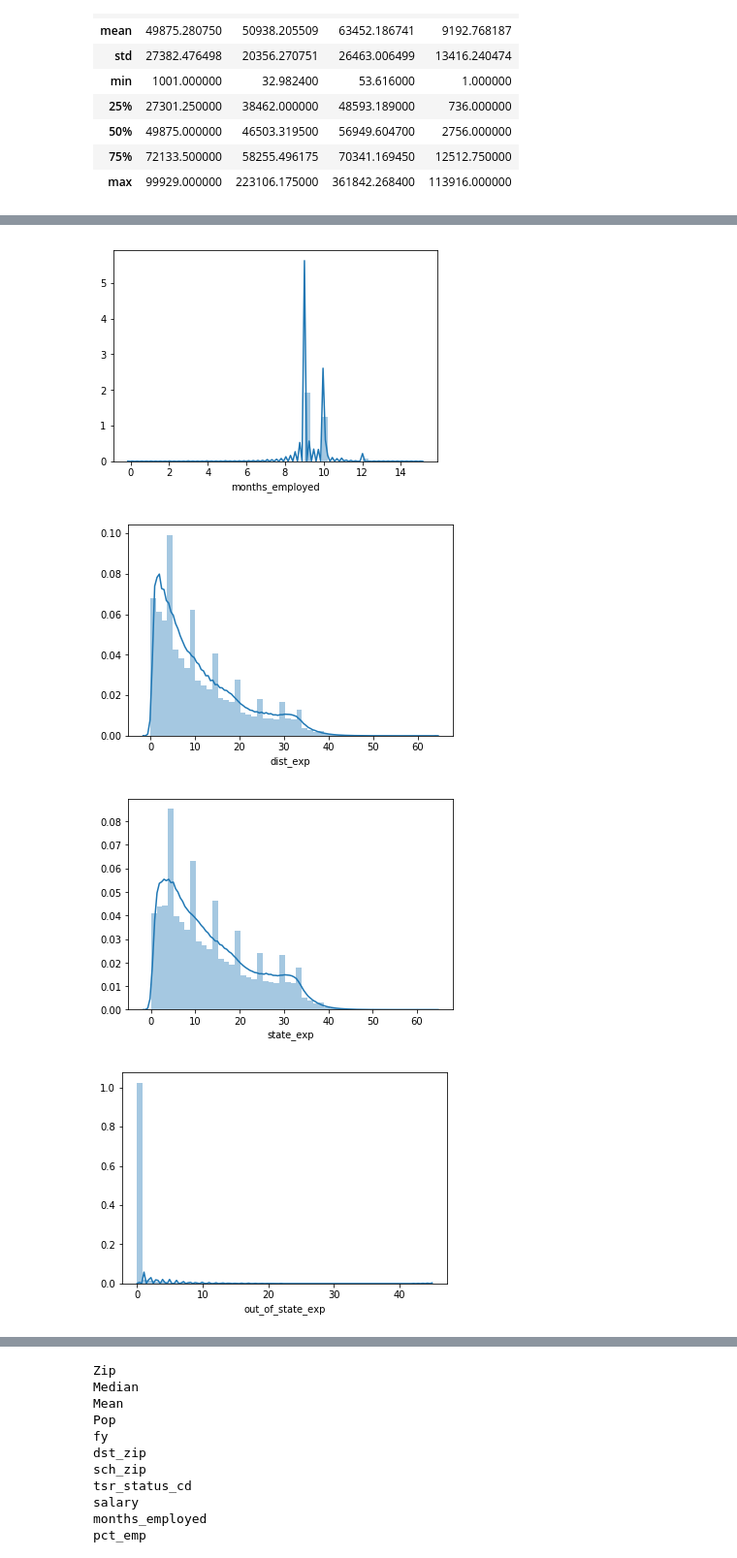
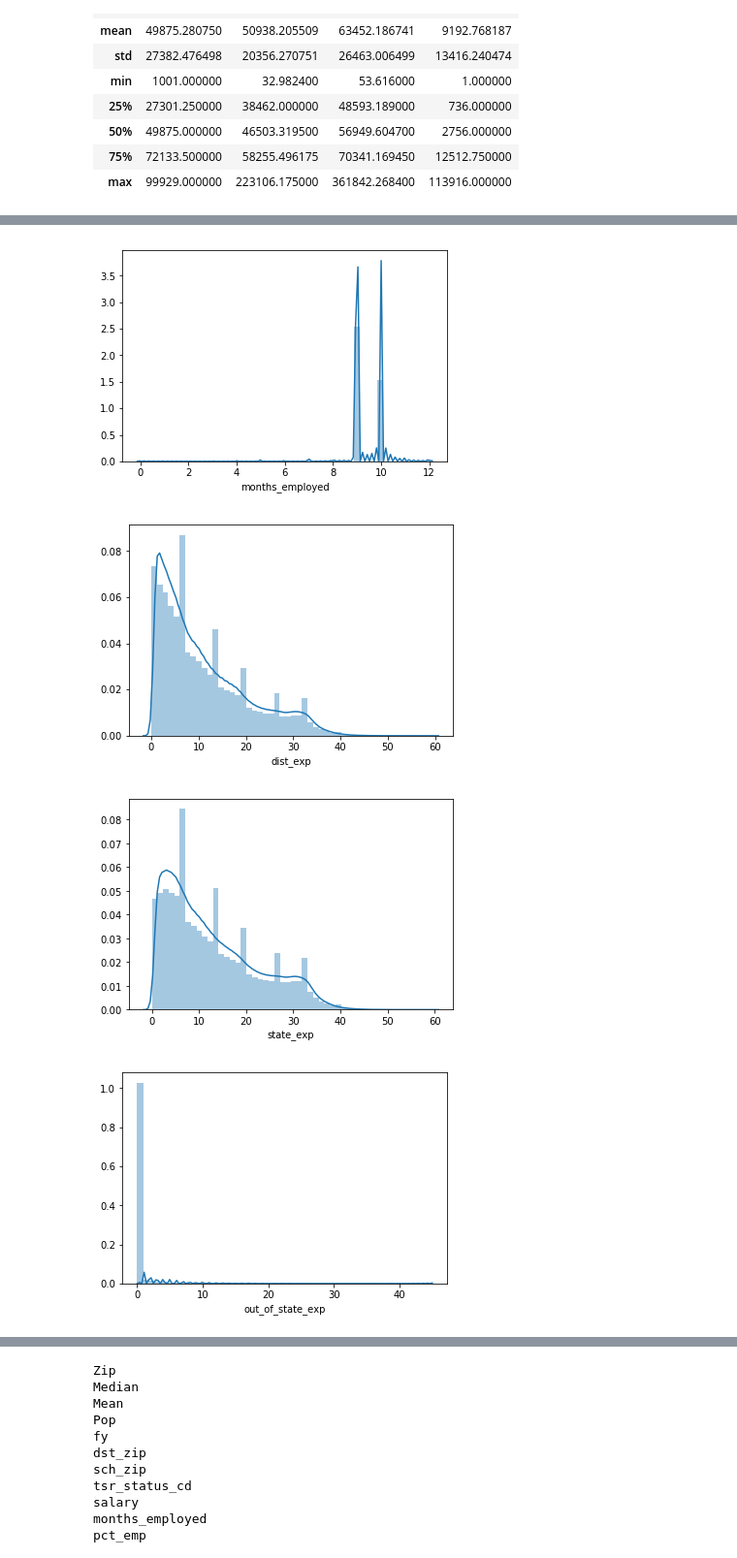
Before and after one commit to obxkid413/DSC-672_Project, a Jupyter notebook: DSC_672_Notebook_Jon.ipynb, the cells around one changed output, grey strips where cells are left out. Shown at 97% size. Cells and saved outputs as stored; diff of their text form; code cells hidden in the pictures.

```diff
--- a/DSC_672_Notebook_Jon.ipynb
+++ b/DSC_672_Notebook_Jon.ipynb
@@ -606,6 +989,6 @@ gender_ed
 # %%
 bins = [0, 5, 10, 20, 40, 60]
 labels = ["0-5 years","6-10 years","11-20 years", "21-40 years", "40-60 years"]
-master_df['years_exp_state'] = pd.cut(master_df['state_exp'], bins=bins, labels=labels)
-master_df.years_exp_state.value_counts()
+data['years_exp_state'] = pd.cut(data['state_exp'], bins=bins, labels=labels)
+data.years_exp_state.value_counts()
 # %% [output]
@@ -668,8 +1055,8 @@ income_zip.describe()
 | 75% | 72133.500000 | 58255.496175 | 70341.169450 | 12512.750000 |
 | max | 99929.000000 | 223106.175000 | 361842.268400 | 113916.000000 |
 # %%
-master_df=pd.merge(income_zip, master_df, left_on='Zip', right_on='sch_zip', how='inner')
-master_df.head()
+data=pd.merge(income_zip, data, left_on='Zip', right_on='sch_zip', how='inner')
+data.head()
 # %% [output]
 |  | Zip | Median | Mean | Pop | fy | rcdt | dst_name | dst_addr | dst_city | dst_st | ... | ... |
 | 0 | 60002.0 | 78051.555 | 87531.7847 | 24299 | 2006 | 34049034004 | Antioch CCSD 34 | 964 Spafford St | Antioch | IL | ... | ... |
@@ -684,6 +1071,6 @@ master_df.head()
 cut_points=[0, 25000, 50000, 75000, 100000]
 labels = ["0-$25,000","$25-$50,000","$50-$75,000", "$75-$100,000"]
 
-master_df['income_bucket'] = pd.cut(master_df['Median'], bins=cut_points, labels=labels)
-master_df.income_bucket.value_counts()
+data['income_bucket'] = pd.cut(data['Median'], bins=cut_points, labels=labels)
+data.income_bucket.value_counts()
 # %% [output]
@@ -703,6 +1090,6 @@ pd.crosstab(master_df['gender'], master_df['income_bucket']).apply(lambda r: r/r
 # %%
 cut_points=[0, 25000, 50000, 75000, 100000, np.inf]
 labels = ["0-$25,000","$25-$50,000","$50-$75,000", "$75-$100,000", "Greater_100k"]
-master_df['salary_bucket'] = pd.cut(master_df['salary_adjusted'], bins=cut_points, labels=labels)
-master_df.salary_bucket.value_counts()
+data['salary_bucket'] = pd.cut(data['salary_adjusted'], bins=cut_points, labels=labels)
+data.salary_bucket.value_counts()
 # %% [output]
@@ -770,15 +1153,15 @@ grouped_errors.sort_values(by='counts', ascending=False)
 # %%
 #Relevant columns for modeling
 columns=['months_employed','dist_exp', 'state_exp', 'out_of_state_exp']
 
 
 
 for col in columns:
-    sns.distplot(master_df[col])
+    sns.distplot(data[col])
     plt.show()
 # %% [output]
-[figure, old version]
+[figure, new version]
-[figure, old version]
+[figure, new version]
-[figure, old version]
+[figure, new version]
 [figure]
 # %%
```
Also changed, not shown: parts of 90 cells of this notebook.
